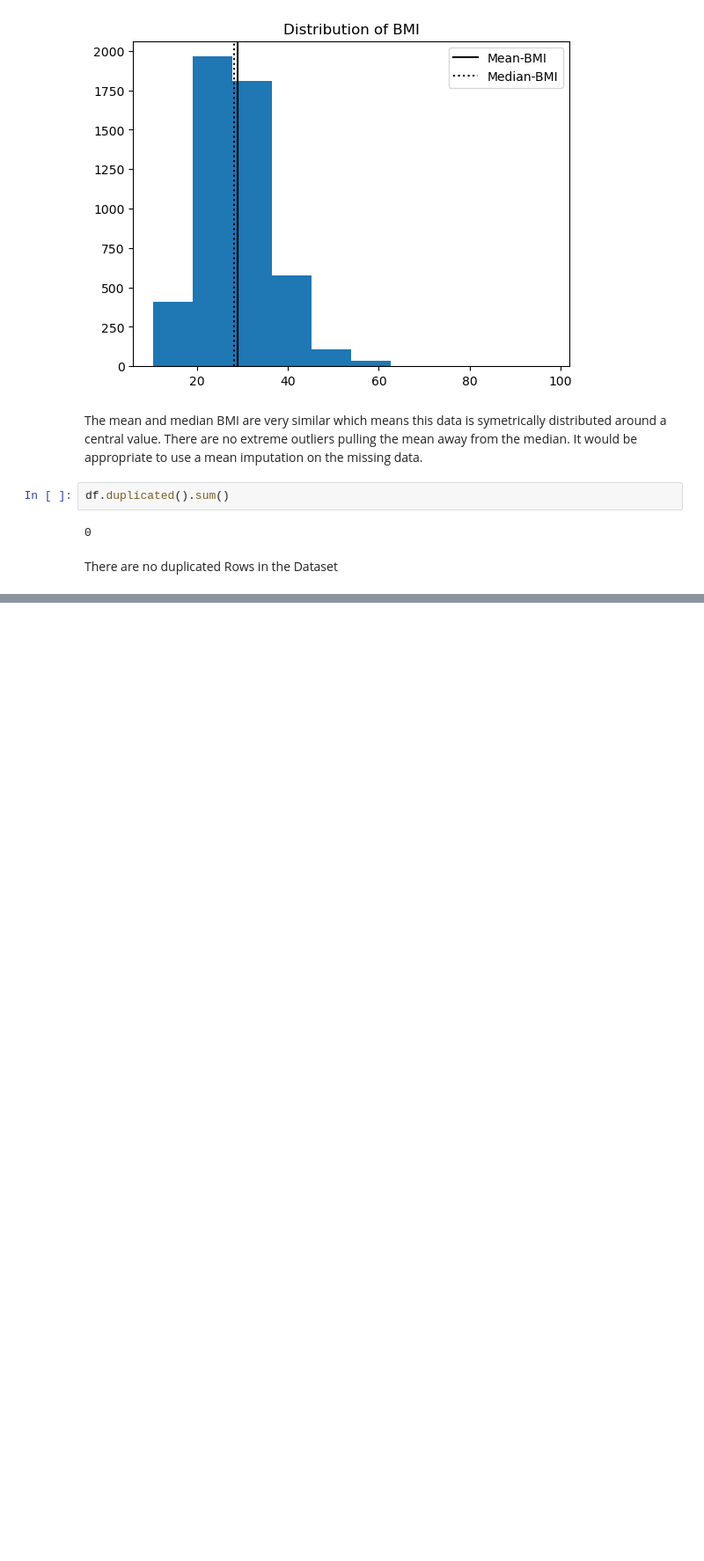
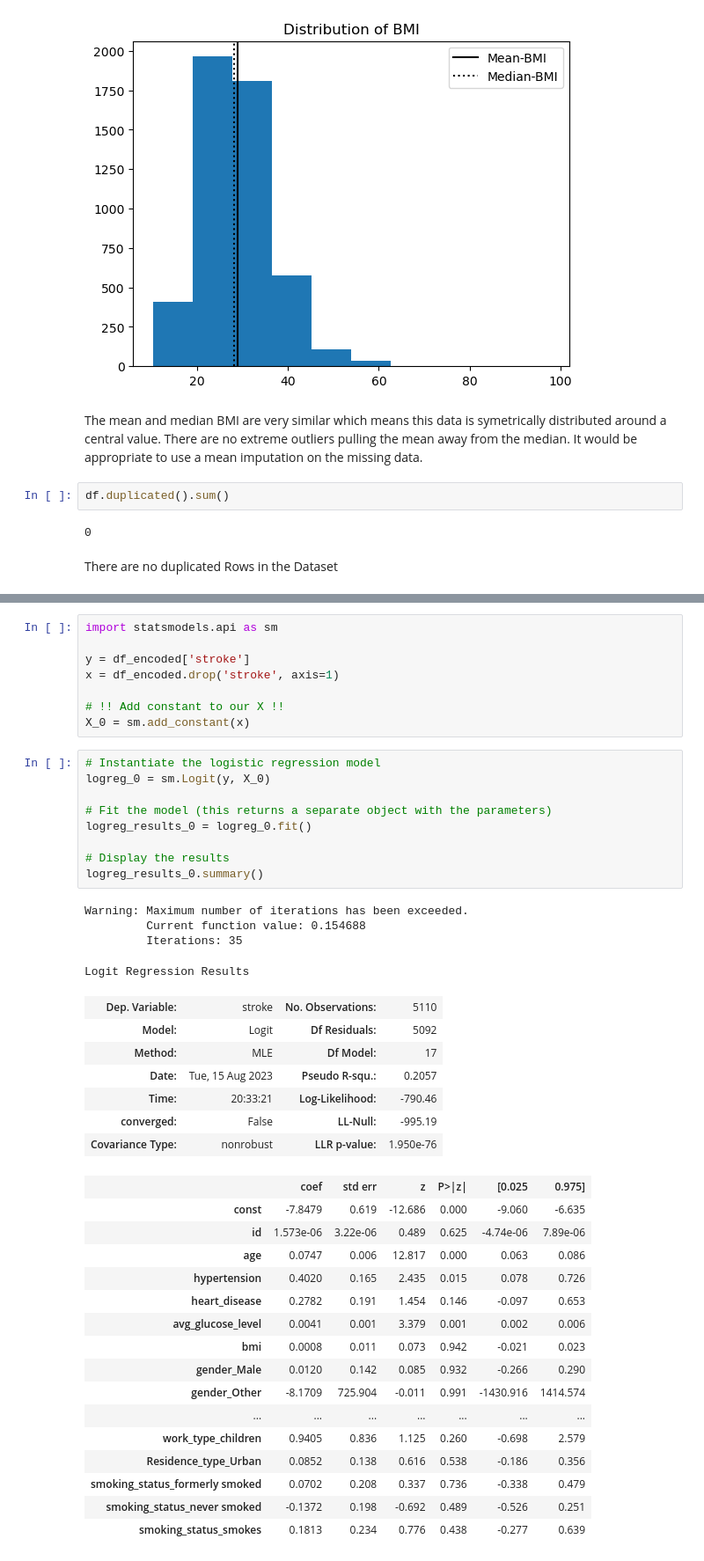
Before and after one commit to ntran119/data_projects, a Jupyter notebook: 2023_Predicting_Stroke.ipynb, the cells around one changed output, grey strips where cells are left out. Shown: that part at 88% size. Cells and saved outputs as stored; diff of their text form; blank space fills up the shorter version.

Commit message:
prediction stroke update

```diff
--- a/2023_Predicting_Stroke.ipynb
+++ b/2023_Predicting_Stroke.ipynb
@@ -184,0 +267,45 @@ df[df['bmi'].isna()]
+# %%
+import statsmodels.api as sm
+
+y = df_encoded['stroke']
+x = df_encoded.drop('stroke', axis=1)
+
+# !! Add constant to our X !!
+X_0 = sm.add_constant(x)
+# %%
+# Instantiate the logistic regression model
+logreg_0 = sm.Logit(y, X_0)
+
+# Fit the model (this returns a separate object with the parameters)
+logreg_results_0 = logreg_0.fit()
+
+# Display the results
+logreg_results_0.summary()
+# %% [output]
+Warning: Maximum number of iterations has been exceeded.
+         Current function value: 0.154688
+         Iterations: 35
+Logit Regression Results
+| Dep. Variable: | stroke | No. Observations: | 5110 |
+| Model: | Logit | Df Residuals: | 5092 |
+| Method: | MLE | Df Model: | 17 |
+| Date: | Tue, 15 Aug 2023 | Pseudo R-squ.: | 0.2057 |
+| Time: | 20:33:21 | Log-Likelihood: | -790.46 |
+| converged: | False | LL-Null: | -995.19 |
+| Covariance Type: | nonrobust | LLR p-value: | 1.950e-76 |
+|  | coef | std err | z | P>|z| | [0.025 | 0.975] |
+| const | -7.8479 | 0.619 | -12.686 | 0.000 | -9.060 | -6.635 |
+| id | 1.573e-06 | 3.22e-06 | 0.489 | 0.625 | -4.74e-06 | 7.89e-06 |
+| age | 0.0747 | 0.006 | 12.817 | 0.000 | 0.063 | 0.086 |
+| hypertension | 0.4020 | 0.165 | 2.435 | 0.015 | 0.078 | 0.726 |
+| heart_disease | 0.2782 | 0.191 | 1.454 | 0.146 | -0.097 | 0.653 |
+| avg_glucose_level | 0.0041 | 0.001 | 3.379 | 0.001 | 0.002 | 0.006 |
+| bmi | 0.0008 | 0.011 | 0.073 | 0.942 | -0.021 | 0.023 |
+| gender_Male | 0.0120 | 0.142 | 0.085 | 0.932 | -0.266 | 0.290 |
+| gender_Other | -8.1709 | 725.904 | -0.011 | 0.991 | -1430.916 | 1414.574 |
+| ... | ... | ... | ... | ... | ... | ... |
+| work_type_children | 0.9405 | 0.836 | 1.125 | 0.260 | -0.698 | 2.579 |
+| Residence_type_Urban | 0.0852 | 0.138 | 0.616 | 0.538 | -0.186 | 0.356 |
+| smoking_status_formerly smoked | 0.0702 | 0.208 | 0.337 | 0.736 | -0.338 | 0.479 |
+| smoking_status_never smoked | -0.1372 | 0.198 | -0.692 | 0.489 | -0.526 | 0.251 |
+| smoking_status_smokes | 0.1813 | 0.234 | 0.776 | 0.438 | -0.277 | 0.639 |
```
Also changed, not shown: parts of 10 cells of this notebook.
